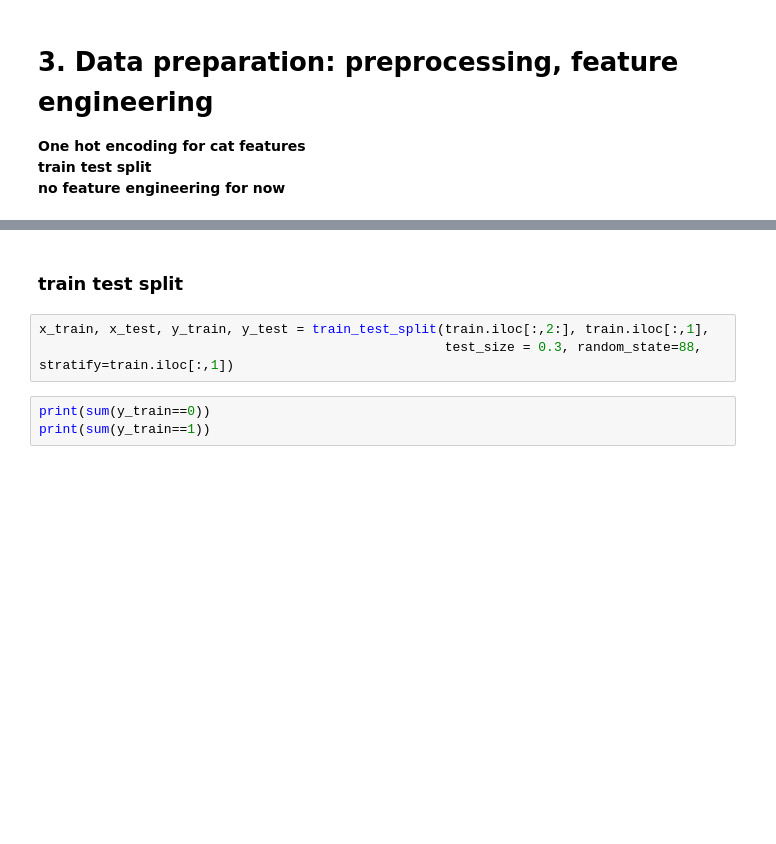
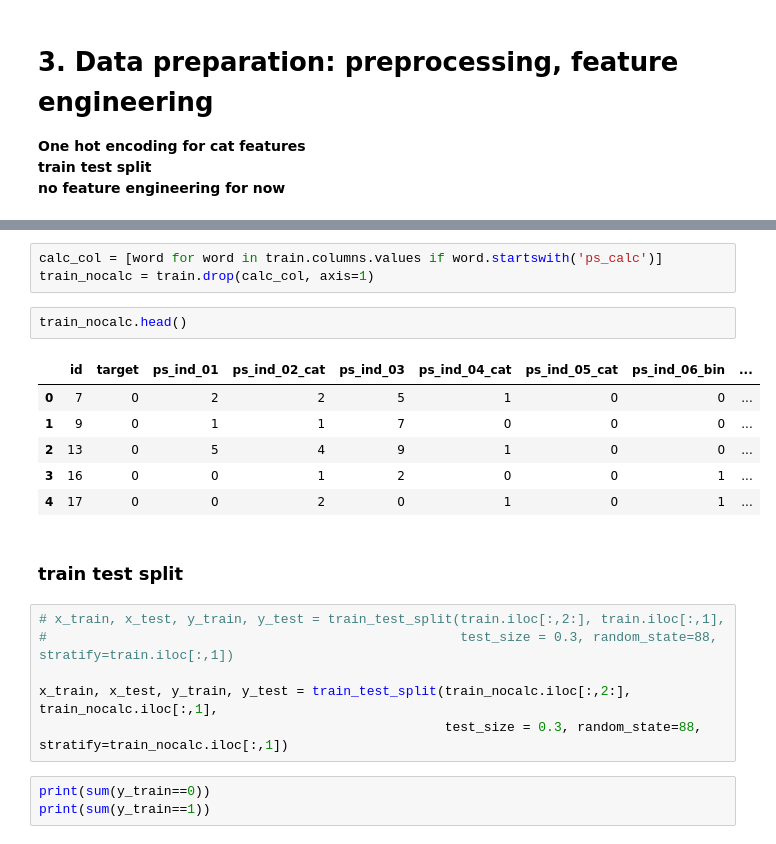
Before and after one commit to liyadi81/Porto-Seguro-kaggle, a Jupyter notebook: Porto Seguro Kaggle Competition.ipynb, the cells around one changed output, grey strips where cells are left out. Drawn from its saved outputs; the diff is of its cells as text; blank space fills up the shorter version.

```diff
--- a/Porto Seguro Kaggle Competition.ipynb
+++ b/Porto Seguro Kaggle Competition.ipynb
@@ -133,8 +139,23 @@ plt.show()
+# %%
+calc_col = [word for word in train.columns.values if word.startswith('ps_calc')]
+train_nocalc = train.drop(calc_col, axis=1)
+# %%
+train_nocalc.head()
+# %% [output]
+|  | id | target | ps_ind_01 | ps_ind_02_cat | ps_ind_03 | ps_ind_04_cat | ps_ind_05_cat | ps_ind_06_bin | ... |
+| 0 | 7 | 0 | 2 | 2 | 5 | 1 | 0 | 0 | ... |
+| 1 | 9 | 0 | 1 | 1 | 7 | 0 | 0 | 0 | ... |
+| 2 | 13 | 0 | 5 | 4 | 9 | 1 | 0 | 0 | ... |
+| 3 | 16 | 0 | 0 | 1 | 2 | 0 | 0 | 1 | ... |
+| 4 | 17 | 0 | 0 | 2 | 0 | 1 | 0 | 1 | ... |
 # %% [markdown]
 ### train test split
 # %%
-x_train, x_test, y_train, y_test = train_test_split(train.iloc[:,2:], train.iloc[:,1],
-                                                    test_size = 0.3, random_state=88, stratify=train.iloc[:,1])
+# x_train, x_test, y_train, y_test = train_test_split(train.iloc[:,2:], train.iloc[:,1],
+#                                                     test_size = 0.3, random_state=88, stratify=train.iloc[:,1])
+
+x_train, x_test, y_train, y_test = train_test_split(train_nocalc.iloc[:,2:], train_nocalc.iloc[:,1],
+                                                    test_size = 0.3, random_state=88, stratify=train_nocalc.iloc[:,1])
 # %%
 print(sum(y_train==0))
 print(sum(y_train==1))
```
Also changed, not shown: parts of 6 cells of this notebook.
